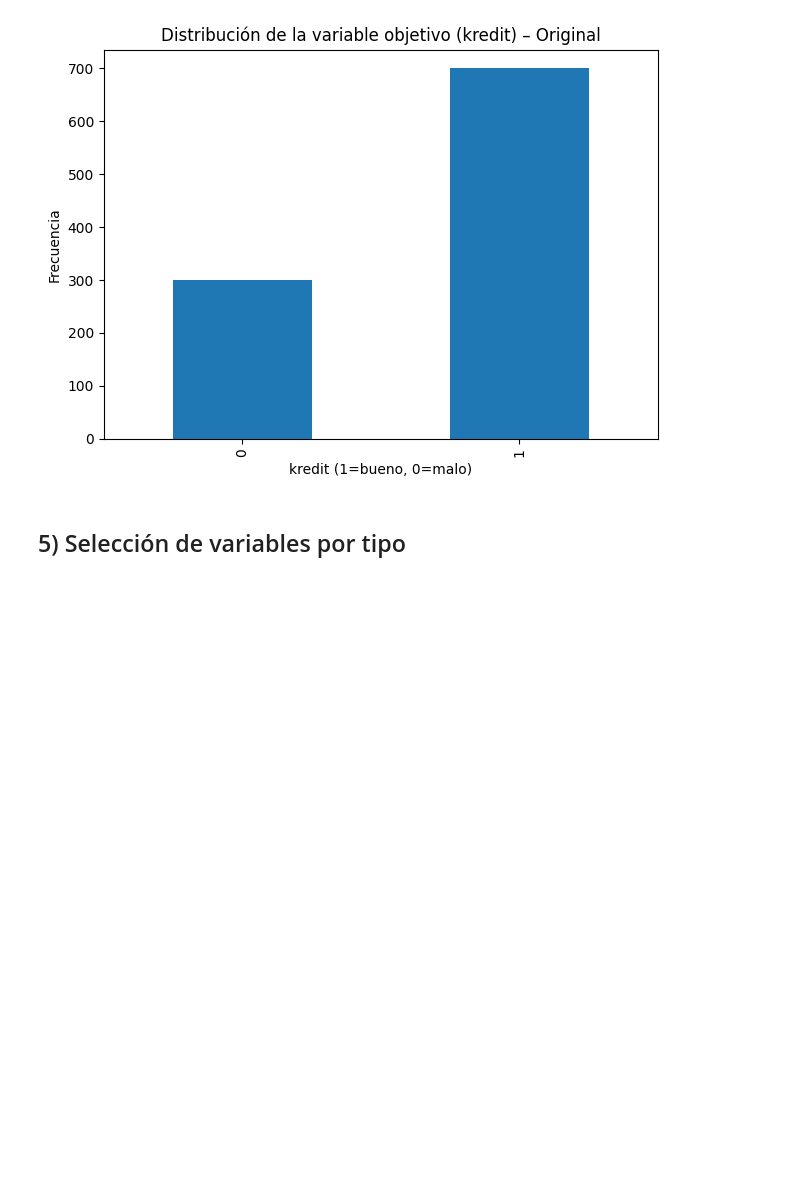
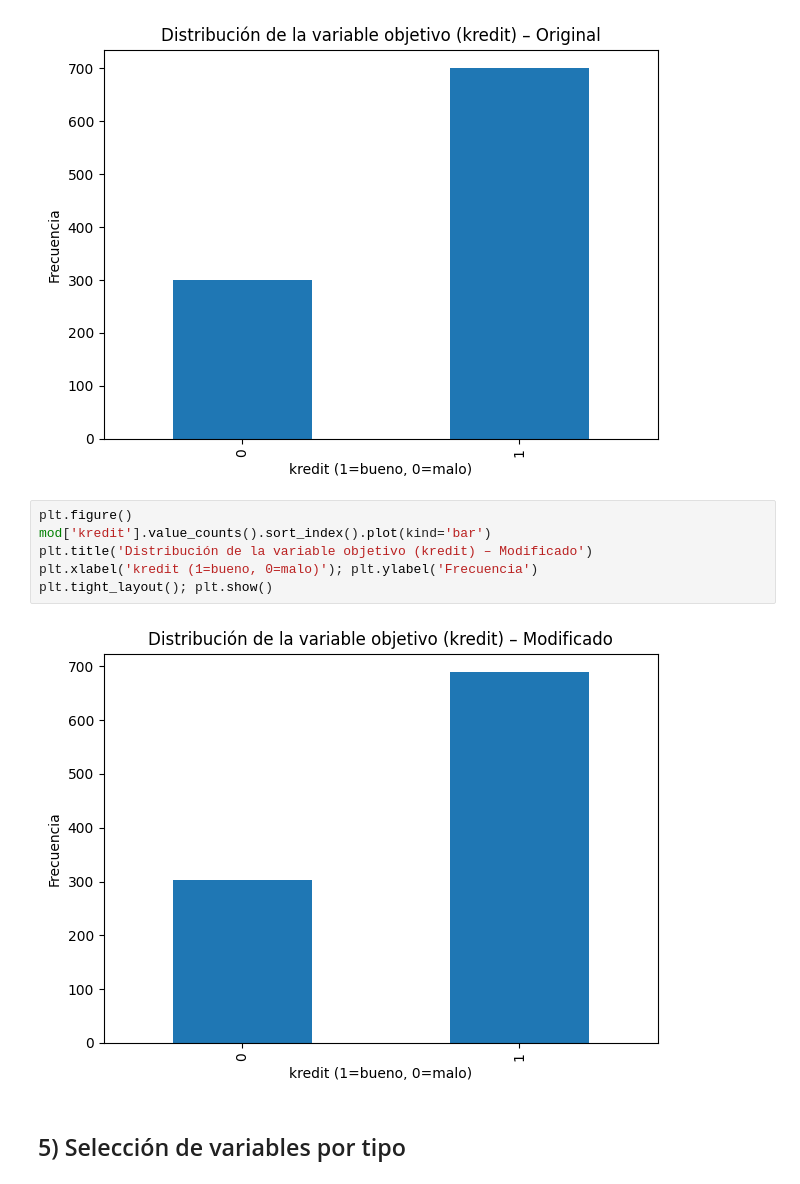
Before and after one commit to AlejandroDiaz10/MLOps, a Jupyter notebook: Fase1/Fase 1_Equipo34.ipynb, the cells around one changed output. Drawn from its saved outputs; the diff is of its cells as text; blank space fills up the shorter version.

Commit message:
added graph

```diff
--- a/Fase1/Fase 1_Equipo34.ipynb
+++ b/Fase1/Fase 1_Equipo34.ipynb
@@ -146,6 +146,14 @@ plt.xlabel('kredit (1=bueno, 0=malo)'); plt.ylabel('Frecuencia')
 plt.tight_layout(); plt.show()
 # %% [output]
 [figure]
+# %%
+plt.figure()
+mod['kredit'].value_counts().sort_index().plot(kind='bar')
+plt.title('Distribución de la variable objetivo (kredit) – Modificado')
+plt.xlabel('kredit (1=bueno, 0=malo)'); plt.ylabel('Frecuencia')
+plt.tight_layout(); plt.show()
+# %% [output]
+[figure, added]
 # %% [markdown]
 ## 5) Selección de variables por tipo
 # %%
```
